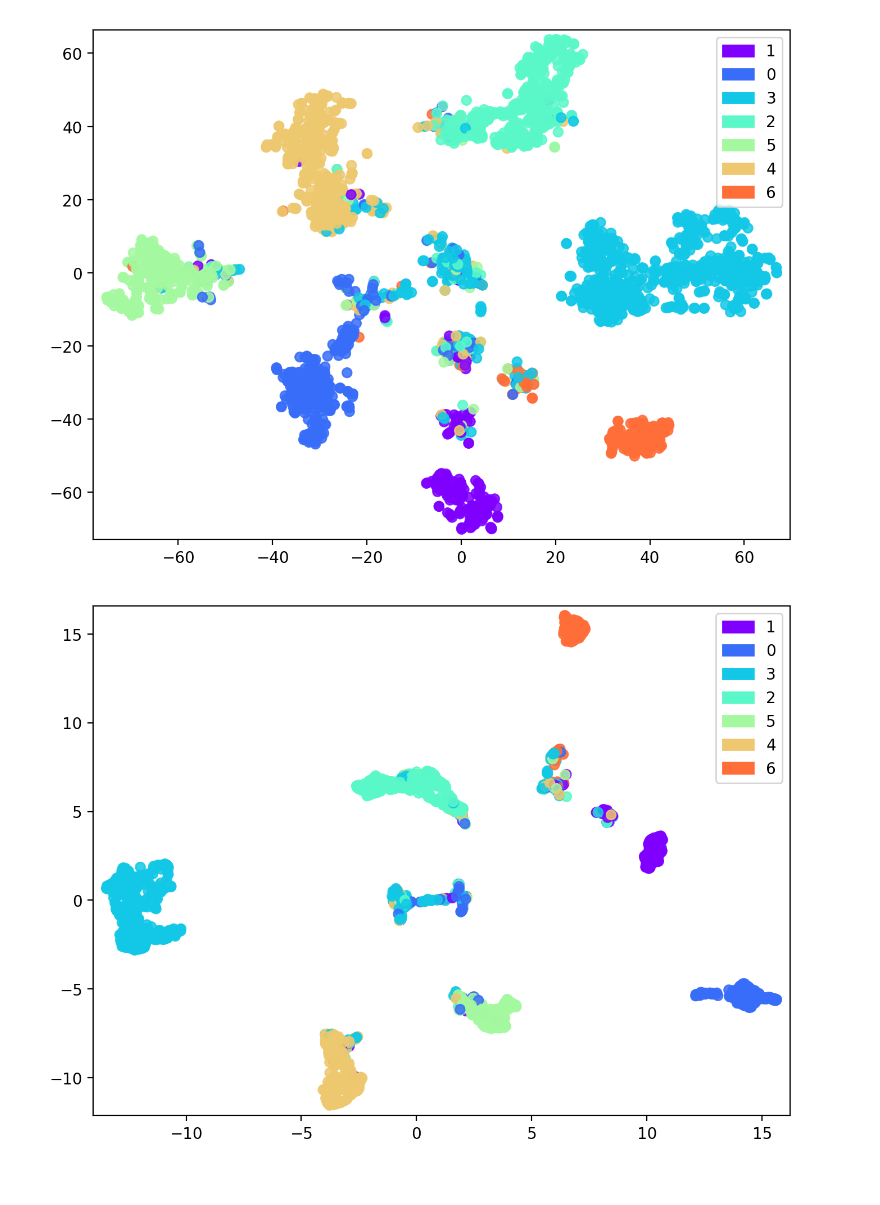
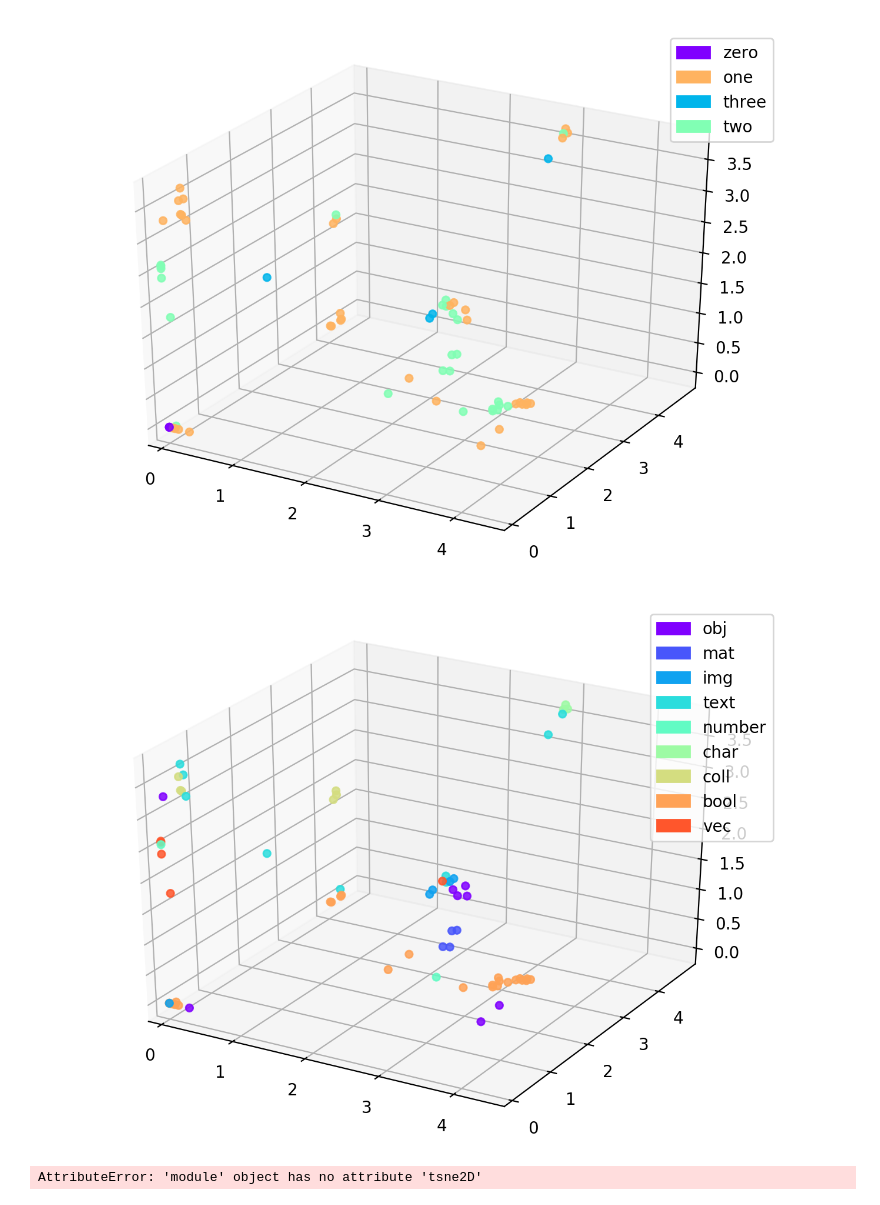
Before and after one commit to bhaney/graph_embeddings, a Jupyter notebook: gembed/operator-facts.ipynb, the cells around one changed output. Drawn from its saved outputs; the diff is of its cells as text; code cells hidden in the pictures.

```diff
--- a/gembed/operator-facts.ipynb
+++ b/gembed/operator-facts.ipynb
@@ -3,9 +3,9 @@ import pickle
 import numpy as np
 from gembed.multigraph import Multigraph
 
-with open('results/cora_embeddings.pkl', 'rb') as inobj:
+with open('results/rgcn_ops_embeddings.pkl', 'rb') as inobj:
     embeddings = pickle.load(inobj)
-with open('results/cora_graph.pkl', 'rb') as inobj:
+with open('results/rgcn_ops_graph.pkl', 'rb') as inobj:
     graph = pickle.load(inobj)
 
 embeddings_dict = {t[0]:t[1] for t in embeddings }
@@ -64,18 +84,22 @@ def get_category_embeddings(category, embeddings_dict):
 # %%
-#category_relation = graph.get_list_of_relation("IS")
-category_relation = get_category_tuple('data/cora/cora_target.csv', skip_first_line=True)
+category_relation = graph.get_list_of_relation("TAKES_ARGUMENTS")
 operator_embeds, operator_labels = get_category_embeddings(category_relation, embeddings_dict)
-tnse_pts = plotting.tsne2D(operator_embeds)
-plotting.scatterplot2D_legend(tnse_pts[:,0],tnse_pts[:,1],operator_labels)
-umap_pts = plotting.umap2D(operator_embeds)
-plotting.scatterplot2D_legend(umap_pts[:,0],umap_pts[:,1],operator_labels)
+#tnse_pts = plotting.tsne2D(operator_embeds)
+#plotting.scatterplot2D_legend(tnse_pts[:,0],tnse_pts[:,1],operator_labels)
+#umap_pts = plotting.umap2D(operator_embeds)
+#plotting.scatterplot2D_legend(umap_pts[:,0],umap_pts[:,1],operator_labels)
+operator_embeds = np.array(operator_embeds)
+plotting.scatterplot3D_legend(operator_embeds[:,0],operator_embeds[:,1], operator_embeds[:,2], operator_labels)
 # %% [output]
-[figure, old version]
+[figure, new version]
-[figure, removed]
 # %%
-category_relation = graph.get_list_of_relation("TAKES_ARGUMENTS")
+category_relation = graph.get_list_of_relation("RETURNS")
 operator_embeds, operator_labels = get_category_embeddings(category_relation, embeddings_dict)
-tnse_pts = plotting.tsne2D(operator_embeds)
-plotting.scatterplot2D_legend(tnse_pts[:,0],tnse_pts[:,1],operator_labels)
-umap_pts = plotting.umap2D(operator_embeds)
-plotting.scatterplot2D_legend(umap_pts[:,0],umap_pts[:,1],operator_labels)
+#tnse_pts = plotting.tsne2D(operator_embeds)
+#plotting.scatterplot2D_legend(tnse_pts[:,0],tnse_pts[:,1],operator_labels)
+#umap_pts = plotting.umap2D(operator_embeds)
+#plotting.scatterplot2D_legend(umap_pts[:,0],umap_pts[:,1],operator_labels)
+operator_embeds = np.array(operator_embeds)
+plotting.scatterplot3D_legend(operator_embeds[:,0],operator_embeds[:,1], operator_embeds[:,2], operator_labels)
+# %% [output]
+[figure, added]
@@ -93,3 +110,5 @@ tnse_pts = plotting.tsne2D(operator_embeds)
 plotting.scatterplot2D_legend(tnse_pts[:,0],tnse_pts[:,1],operator_labels)
 umap_pts = plotting.umap2D(operator_embeds)
 plotting.scatterplot2D_legend(umap_pts[:,0],umap_pts[:,1],operator_labels)
+# %% [output]
+AttributeError: 'module' object has no attribute 'tsne2D'
```
Also changed, not shown: parts of 6 cells of this notebook, 5 other files.
